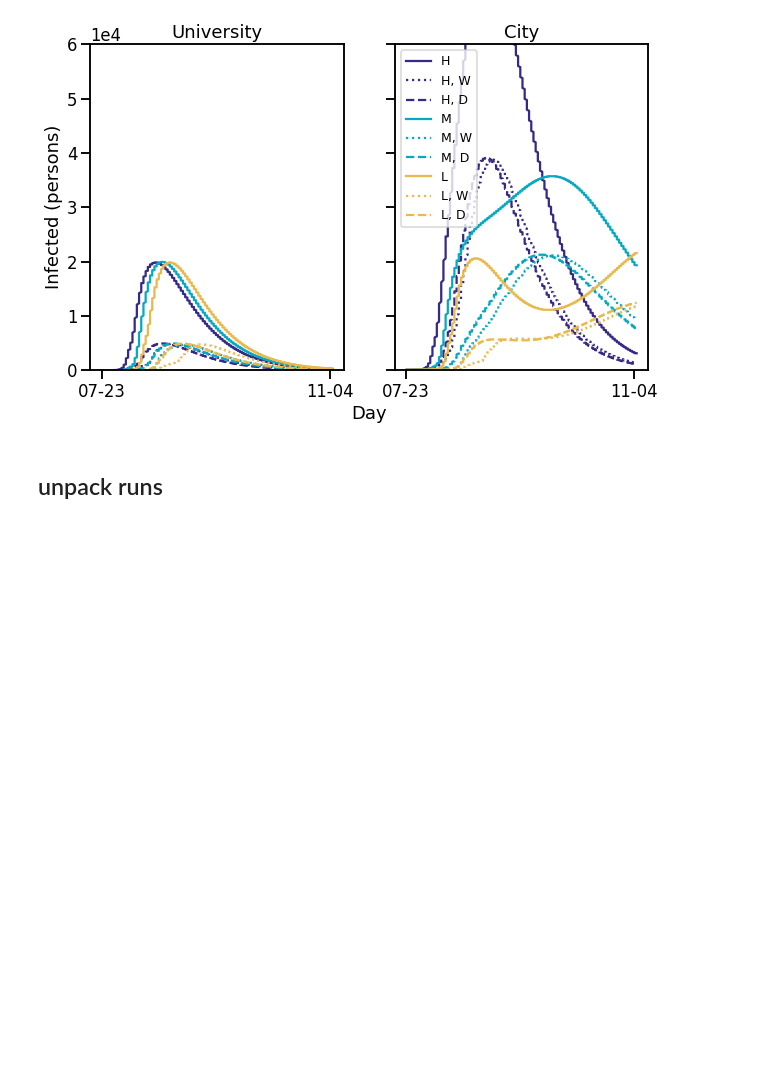
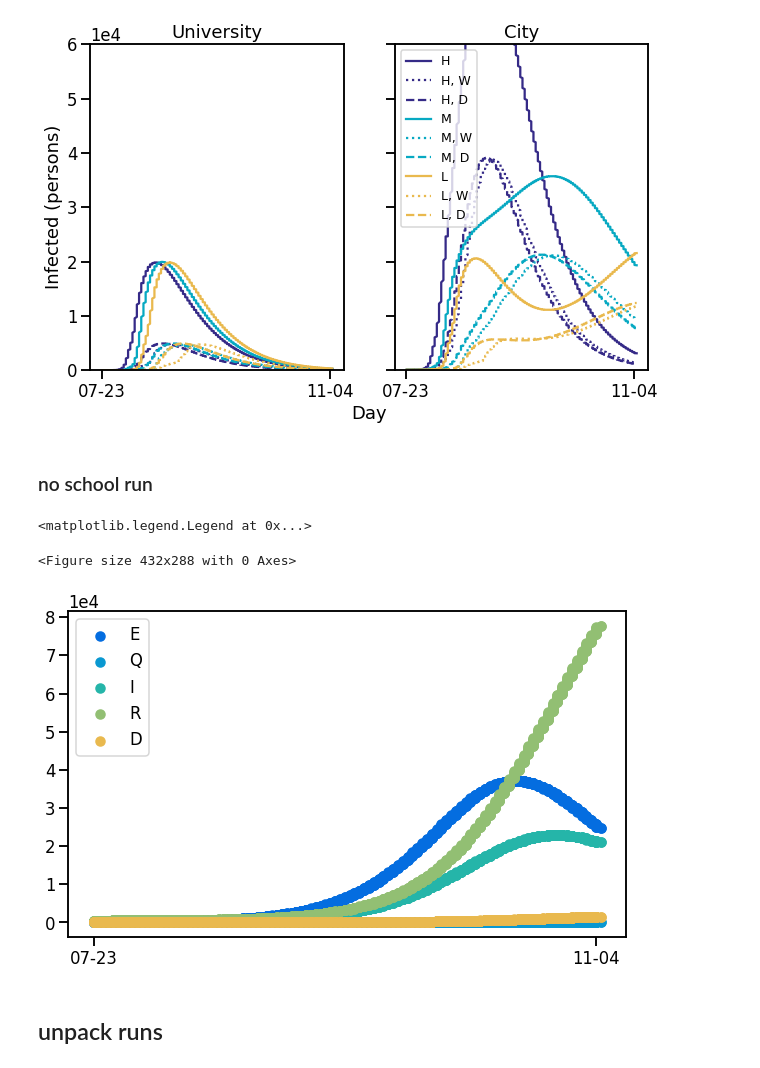
Before and after one commit to clairevalva/mcrn_multi_DA, a Jupyter notebook: multiscale_plot.ipynb, the cells around one changed output. Drawn from its saved outputs; the diff is of its cells as text; code cells hidden in the pictures; blank space fills up the shorter version.

Commit message:
no school

```diff
--- a/multiscale_plot.ipynb
+++ b/multiscale_plot.ipynb
@@ -472,6 +468,38 @@ plt.show()
 # %% [output]
 <Figure size 432x288 with 0 Axes>
 [figure]
+# %% [markdown]
+### no school run
+# %%
+noschool = np.load("multi_runs/no_school.npy", allow_pickle = True)
+# %%
+noschool_ts = np.concatenate([[rightdate(t) for t in entry.t]
+                              for entry in noschool])
+noschool_ys = np.reshape(np.concatenate([entry.y for entry in noschool],
+                                        axis = -1), (6,3,np.size(noschool_ts)))
+# %%
+xxlist = ["S", "E", "Q", "I", "R", "D"]
+# %%
+plt.clf()
+f, ax = plt.subplots(nrows=1, ncols=1,
+                             figsize = (10,6),
+                             sharex = True, sharey = True)
+for xx in range(1,len(noschool_ys)):
+
+    ax.scatter(noschool_ts, noschool_ys[xx,1],
+               label = xxlist[xx], color = parula[xx*10])
+#plt.ylim(0,6*(10**4))
+
+ax.xaxis.set_major_formatter(mdates.DateFormatter('%m-%d'))
+ax.set_xticks(ticks[1:])
+
+ax.ticklabel_format(axis="y", style="sci", scilimits=(0,0))
+
+plt.legend()
+# %% [output]
+<matplotlib.legend.Legend at 0x...>
+<Figure size 432x288 with 0 Axes>
+[figure, added]
 # %% [markdown]
 ## unpack runs
 # %%
```
Also changed, not shown: parts of 1 cell of this notebook, 1 other file.
